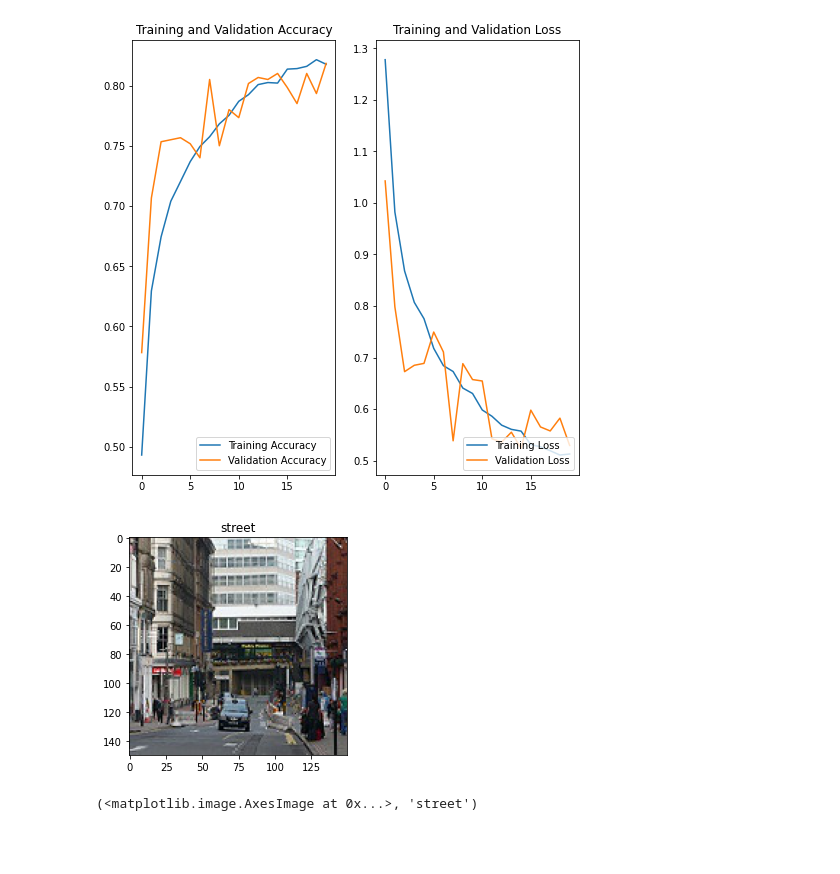
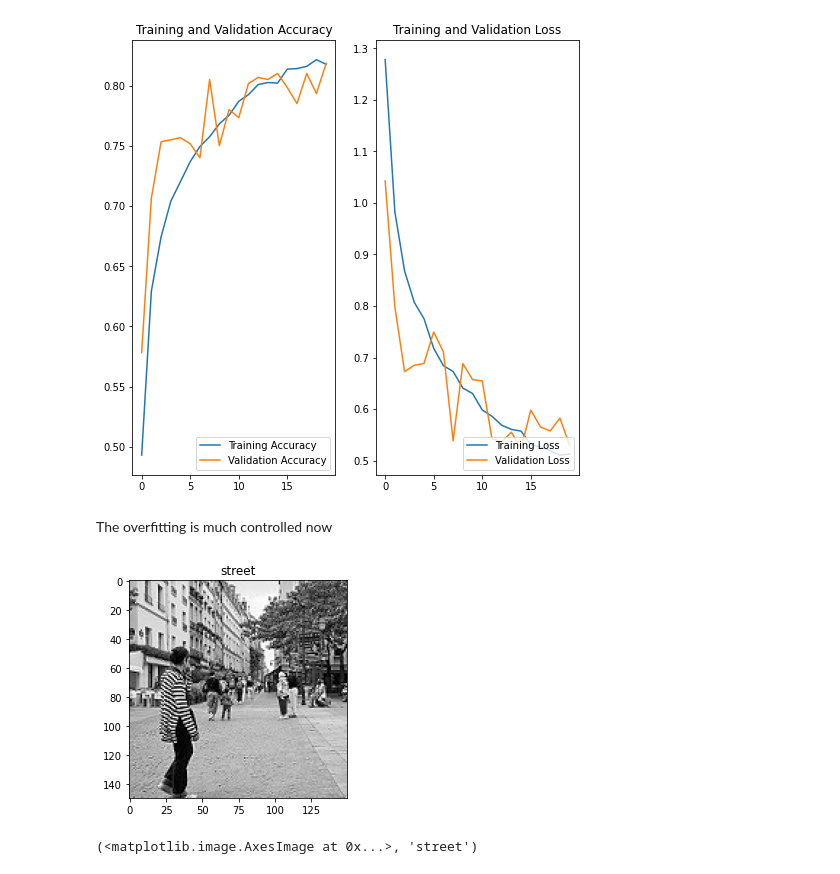
Before and after one commit to sumanjitmoshat/CNN, a Jupyter notebook: intel_image_classification.ipynb, the cells around one changed output. Cells and saved outputs as stored; diff of their text form; code cells hidden in the pictures; blank space fills up the shorter version.

```diff
--- a/intel_image_classification.ipynb
+++ b/intel_image_classification.ipynb
@@ -328,6 +318,8 @@ plt.title('Training and Validation Loss')
 plt.show()
 # %% [output]
 [figure]
+# %% [markdown]
+The overfitting is much controlled now
 # %%
 def classify_img(img_path):
     '''
@@ -347,9 +339,9 @@ def classify_img(img_path):
     plt.show()
     return disp, label
 # %%
-VALIMG0_PATH = '/content/train/seg_pred/seg_pred/10012.jpg'
+VALIMG0_PATH = '/content/train/seg_pred/seg_pred/1083.jpg'
 
 classify_img(VALIMG0_PATH)
 # %% [output]
-[figure, old version]
+[figure, new version]
 (<matplotlib.image.AxesImage at 0x...>, 'street')
```
Also changed, not shown: parts of 3 cells of this notebook.
